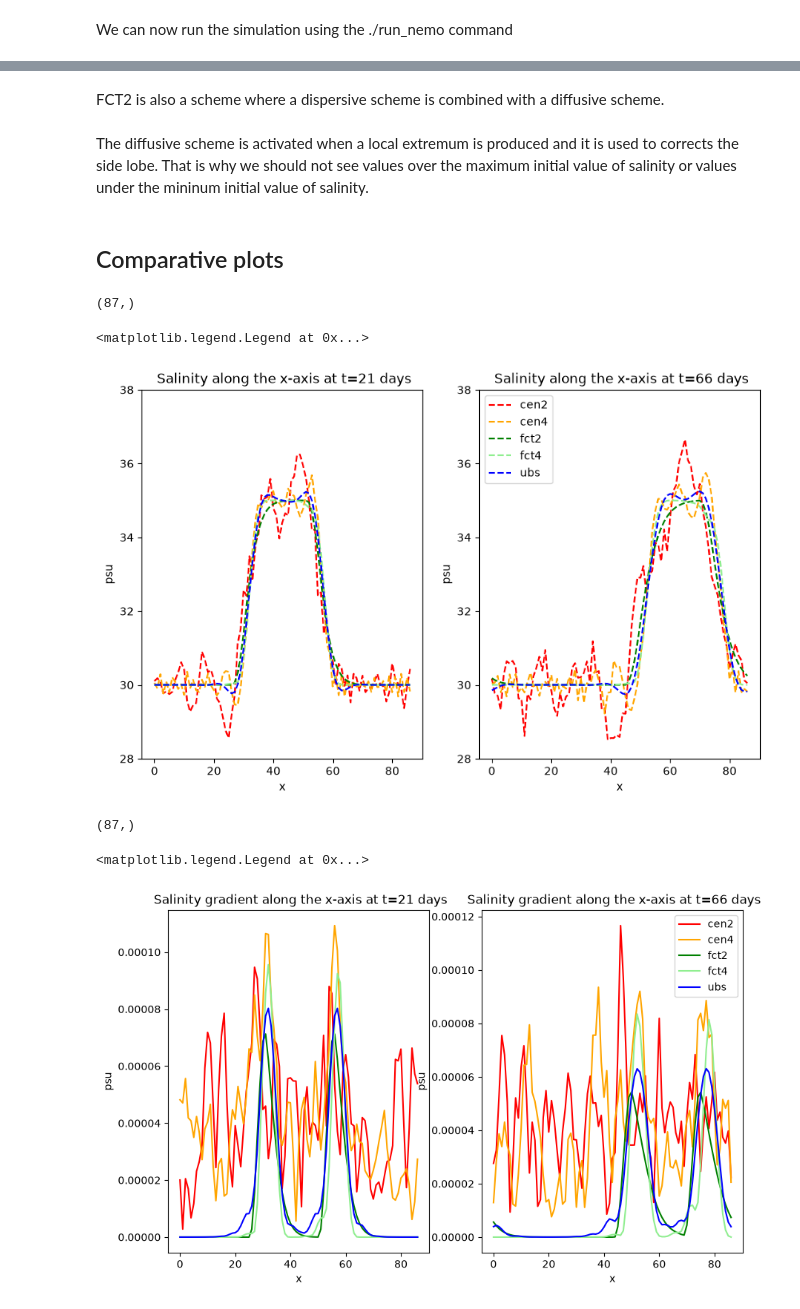
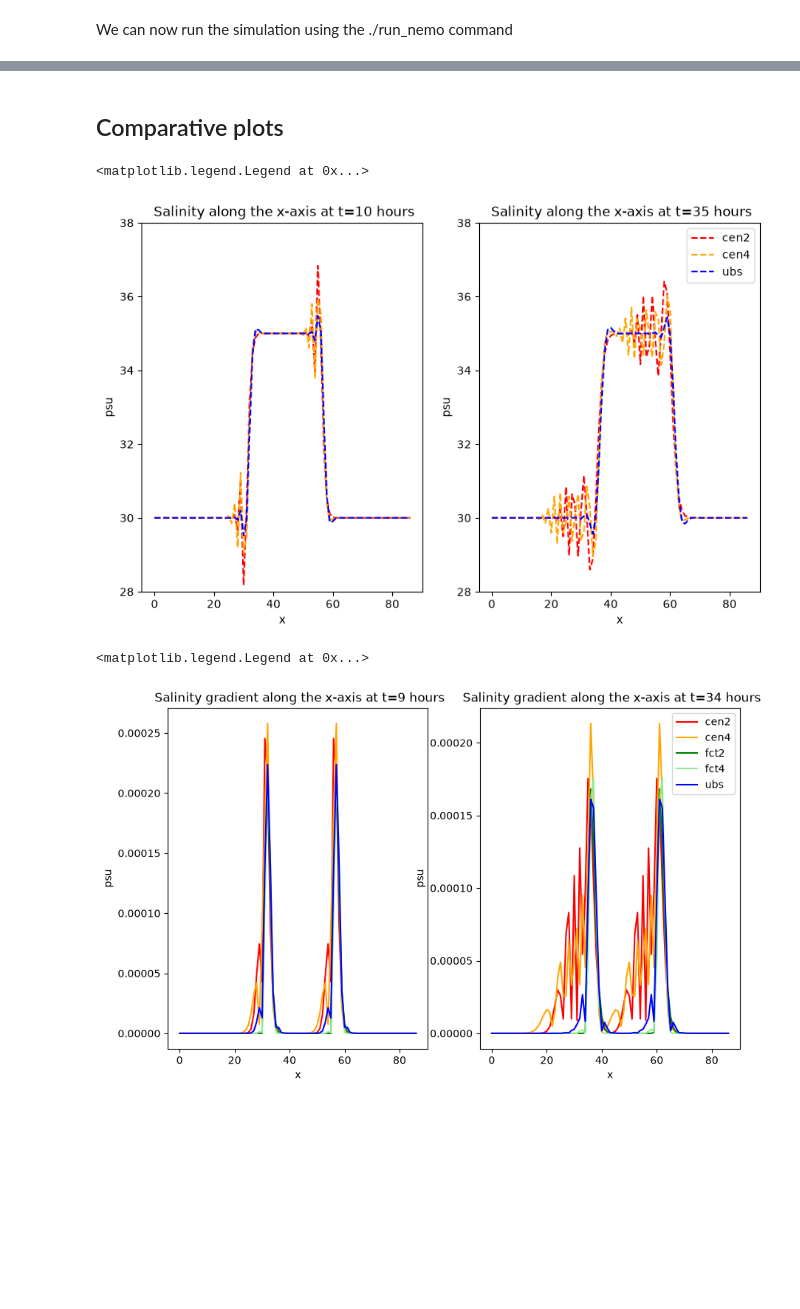
Before and after one commit to justinebuisson606/NEMO_Demonstrators, a Jupyter notebook: Demonstrator 1.ipynb, the cells around one changed output, grey strips where cells are left out. Cells and saved outputs as stored; diff of their text form; code cells hidden in the pictures; blank space fills up the shorter version.

```diff
--- a/Demonstrator 1.ipynb
+++ b/Demonstrator 1.ipynb
@@ -121,4 +114,4 @@ rep = ''
 
 
 cen2 = xr.open_dataset(rep+'CANAL_saltblock_cen2_all_grid.nc')
-cen4 = xr.open_dataset(rep+'CANAL_saltblock_cen4_all_grid.nc')
+cen4 = xr.open_dataset(rep+'CANAL_saltblock_cen4_all_grid.nc', decode_times=False)
@@ -324,10 +297,6 @@ We can now run the simulation using the ./run_nemo command
-# %% [markdown]
-FCT2 is also a scheme where a dispersive scheme is combined with a diffusive scheme.
 # %%
 fct2 = xr.open_dataset(rep+'CANAL_saltblock_fct2_all_grid.nc')
 fct4 = xr.open_dataset(rep+'CANAL_saltblock_fct4_all_grid.nc')
-# %% [markdown]
-The diffusive scheme is activated when a local extremum is produced and it is used to corrects the side lobe. That is why we should not see values over the maximum initial value of salinity or values under the mininum initial value of salinity.
 # %% [markdown]
 ## Comparative plots
 # %%
@@ -336,43 +305,41 @@ block_0 =block_0.soce.isel(y_grid_T = 50, time_counter=0, deptht=0)
 
 v= 0.5
 dx = 10000
+dt = 3600
 ref = []
 
+
 for t in range (80):
-    ref.append(np.roll(block_0, shift=v*86400*(t+1)/dx))
-
-print(ref[0].shape)
+    ref.append(np.roll(block_0, shift=v*dt*(t+1)/dx))
-# %% [output]
-(87,)
 # %%
+t0, t1 = 9, 34
+
 fig, ax = plt.subplots(1, 2, figsize=(10,6))
 
-#ax[0].plot(np.arange(len(ref[0])), ref[20], color ='black', label ='reference')
-ax[0].plot(np.arange(cen2['soce'].shape[3]), cen2['soce'].isel(time_counter=20, y_grid_T=50, deptht=0), '--', color ='red', label = 'cen2')
-ax[0].plot(np.arange(cen4['soce'].shape[3]), cen4['soce'].isel(time_counter=20, y_grid_T=50, deptht=0), '--', color ='orange', label ='cen4')
-ax[0].plot(np.arange(fct2['soce'].shape[3]), fct2['soce'].isel(time_counter=20, y_grid_T=50, deptht=0), '--', color ='green', label = 'fct2')
-ax[0].plot(np.arange(fct4['soce'].shape[3]), fct4['soce'].isel(time_counter=20, y_grid_T=50, deptht=0), '--', color ='lightgreen', label = 'fct4')
-ax[0].plot(np.arange(ubs['soce'].shape[3]), ubs['soce'].isel(time_counter=20, y_grid_T=50, deptht=0), '--', color ='blue', label ='ubs')
+ax[0].plot(np.arange(cen2['soce'].shape[3]), cen2['soce'].isel(time_counter=t0, y_grid_T=50, deptht=0), '--', color ='red', label = 'cen2')
+ax[0].plot(np.arange(cen4['soce'].shape[3]), cen4['soce'].isel(time_counter=t0, y_grid_T=50, deptht=0), '--', color ='orange', label ='cen4')
+ax[0].plot(np.arange(fct2['soce'].shape[3]), fct2['soce'].isel(time_counter=t0, y_grid_T=50, deptht=0), '--', color ='green', label = 'fct2')
+ax[0].plot(np.arange(fct4['soce'].shape[3]), fct4['soce'].isel(time_counter=t0, y_grid_T=50, deptht=0), '--', color ='lightgreen', label = 'fct4')
+ax[0].plot(np.arange(ubs['soce'].shape[3]), ubs['soce'].isel(time_counter=t0, y_grid_T=50, deptht=0), '--', color ='blue', label ='ubs')
 ax[0].set_xlabel('x')
 ax[0].set_ylabel('psu')
 ax[0].set_ylim(28,38)
-ax[0].set_title(f' Salinity along the x-axis at t=21 days')
+ax[0].set_title(f' Salinity along the x-axis at t={t0+1} hours')
 
-#ax[1].plot(np.arange(len(ref[0])), ref[65], color ='black', label ='reference')
-ax[1].plot(np.arange(cen2['soce'].shape[3]), cen2['soce'].isel(time_counter=65, y_grid_T=50, deptht=0), '--', color ='red', label = 'cen2')
-ax[1].plot(np.arange(cen4['soce'].shape[3]), cen4['soce'].isel(time_counter=65, y_grid_T=50, deptht=0), '--', color ='orange', label ='cen4')
-ax[1].plot(np.arange(fct2['soce'].shape[3]), fct2['soce'].isel(time_counter=65, y_grid_T=50, deptht=0), '--', color ='green', label = 'fct2')
-ax[1].plot(np.arange(fct4['soce'].shape[3]), fct4['soce'].isel(time_counter=65, y_grid_T=50, deptht=0), '--', color ='lightgreen', label = 'fct4')
-ax[1].plot(np.arange(ubs['soce'].shape[3]), ubs['soce'].isel(time_counter=65, y_grid_T=50, deptht=0), '--', color ='blue', label = 'ubs')
+ax[1].plot(np.arange(cen2['soce'].shape[3]), cen2['soce'].isel(time_counter=t1, y_grid_T=50, deptht=0), '--', color ='red', label = 'cen2')
+ax[1].plot(np.arange(cen4['soce'].shape[3]), cen4['soce'].isel(time_counter=t1, y_grid_T=50, deptht=0), '--', color ='orange', label ='cen4')
+ax[1].plot(np.arange(fct2['soce'].shape[3]), fct2['soce'].isel(time_counter=t1, y_grid_T=50, deptht=0), '--', color ='green', label = 'fct2')
+ax[1].plot(np.arange(fct4['soce'].shape[3]), fct4['soce'].isel(time_counter=t1, y_grid_T=50, deptht=0), '--', color ='lightgreen', label = 'fct4')
+ax[1].plot(np.arange(ubs['soce'].shape[3]), ubs['soce'].isel(time_counter=t1, y_grid_T=50, deptht=0), '--', color ='blue', label = 'ubs')
 ax[1].set_xlabel('x')
 ax[1].set_ylabel('psu')
 ax[1].set_ylim(28,38)
-ax[1].set_title(f' Salinity along the x-axis at t=66 days')
+ax[1].set_title(f' Salinity along the x-axis at t={t1+1} hours')
 
 plt.legend()
 # %% [output]
 <matplotlib.legend.Legend at 0x...>
-[figure, old version]
+[figure, new version]
 # %%
 block_0 = xr.open_dataset(rep+'CANAL_saltblock_traadvOFF_all_grid.nc').sssgrad.isel(y_grid_T = 50, time_counter = 0)
 
@@ -384,33 +351,31 @@ for t in range (80):
         est prise en milieu de journee pas en fin de journee comme on avait convenu
         normalement ce n'est pas la moyenne de la journee c'est sur car j'ai bien verifie
         dans def_field qu'on etait en operation=instant"""
-print(ref[0].shape)
-# %% [output]
-(87,)
 # %%
+t0, t1 = 9, 34
+
 fig, ax = plt.subplots(1, 2, figsize=(10,6))
 
-#ax[0].plot(np.arange(len(ref_grad[0])), ref_grad[20], color ='black', label ='reference')
-ax[0].plot(np.arange(cen2['sssgrad'].shape[2]), cen2['sssgrad'].isel(time_counter=20, y_grid_T=50), color ='red', label = 'cen2')
-ax[0].plot(np.arange(cen4['sssgrad'].shape[2]), cen4['sssgrad'].isel(time_counter=20, y_grid_T=50), color ='orange', label ='cen4')
-ax[0].plot(np.arange(fct2['sssgrad'].shape[2]), fct2['sssgrad'].isel(time_counter=20, y_grid_T=50), color ='green', label = 'fct2')
-ax[0].plot(np.arange(fct4['sssgrad'].shape[2]), fct4['sssgrad'].isel(time_counter=20, y_grid_T=50), color ='lightgreen', label = 'fct4')
-ax[0].plot(np.arange(ubs['sssgrad'].shape[2]), ubs['sssgrad'].isel(time_counter=20, y_grid_T=50), color ='blue', label ='ubs')
+ax[0].plot(np.arange(cen2['sssgrad'].shape[2]), cen2['sssgrad'].isel(time_counter=t0, y_grid_T=50), color ='red', label = 'cen2')
+ax[0].plot(np.arange(cen4['sssgrad'].shape[2]), cen4['sssgrad'].isel(time_counter=t0, y_grid_T=50), color ='orange', label ='cen4')
+ax[0].plot(np.arange(fct2['sssgrad'].shape[2]), fct2['sssgrad'].isel(time_counter=t0, y_grid_T=50), color ='green', label = 'fct2')
+ax[0].plot(np.arange(fct4['sssgrad'].shape[2]), fct4['sssgrad'].isel(time_counter=t0, y_grid_T=50), color ='lightgreen', label = 'fct4')
+ax[0].plot(np.arange(ubs['sssgrad'].shape[2]), ubs['sssgrad'].isel(time_counter=t0, y_grid_T=50), color ='blue', label ='ubs')
 ax[0].set_xlabel('x')
 ax[0].set_ylabel('psu')
-ax[0].set_title(f' Salinity gradient along the x-axis at t=21 days')
+ax[0].set_title(f' Salinity gradient along the x-axis at t={t0} hours')
 
-#ax[1].plot(np.arange(len(ref_grad[0])), ref_grad[20], color ='black', label ='reference')
-ax[1].plot(np.arange(cen2['sssgrad'].shape[2]), cen2['sssgrad'].isel(time_counter=65, y_grid_T=50), color ='red', label = 'cen2')
-ax[1].plot(np.arange(cen4['sssgrad'].shape[2]), cen4['sssgrad'].isel(time_counter=65, y_grid_T=50), color ='orange', label ='cen4')
-ax[1].plot(np.arange(fct2['sssgrad'].shape[2]), fct2['sssgrad'].isel(time_counter=65, y_grid_T=50), color ='green', label = 'fct2')
-ax[1].plot(np.arange(fct4['sssgrad'].shape[2]), fct4['sssgrad'].isel(time_counter=65, y_grid_T=50), color ='lightgreen', label = 'fct4')
-ax[1].plot(np.arange(ubs['sssgrad'].shape[2]), ubs['sssgrad'].isel(time_counter=65, y_grid_T=50), color ='blue', label = 'ubs')
+
+ax[1].plot(np.arange(cen2['sssgrad'].shape[2]), cen2['sssgrad'].isel(time_counter=t1, y_grid_T=50), color ='red', label = 'cen2')
+ax[1].plot(np.arange(cen4['sssgrad'].shape[2]), cen4['sssgrad'].isel(time_counter=t1, y_grid_T=50), color ='orange', label ='cen4')
+ax[1].plot(np.arange(fct2['sssgrad'].shape[2]), fct2['sssgrad'].isel(time_counter=t1, y_grid_T=50), color ='green', label = 'fct2')
+ax[1].plot(np.arange(fct4['sssgrad'].shape[2]), fct4['sssgrad'].isel(time_counter=t1, y_grid_T=50), color ='lightgreen', label = 'fct4')
+ax[1].plot(np.arange(ubs['sssgrad'].shape[2]), ubs['sssgrad'].isel(time_counter=t1, y_grid_T=50), color ='blue', label = 'ubs')
 ax[1].set_xlabel('x')
 ax[1].set_ylabel('psu')
-ax[1].set_title(f' Salinity gradient along the x-axis at t=66 days')
+ax[1].set_title(f' Salinity gradient along the x-axis at t={t1} hours')
 
 plt.legend()
 # %% [output]
 <matplotlib.legend.Legend at 0x...>
-[figure, old version]
+[figure, new version]
```
Also changed, not shown: parts of 25 cells of this notebook.
